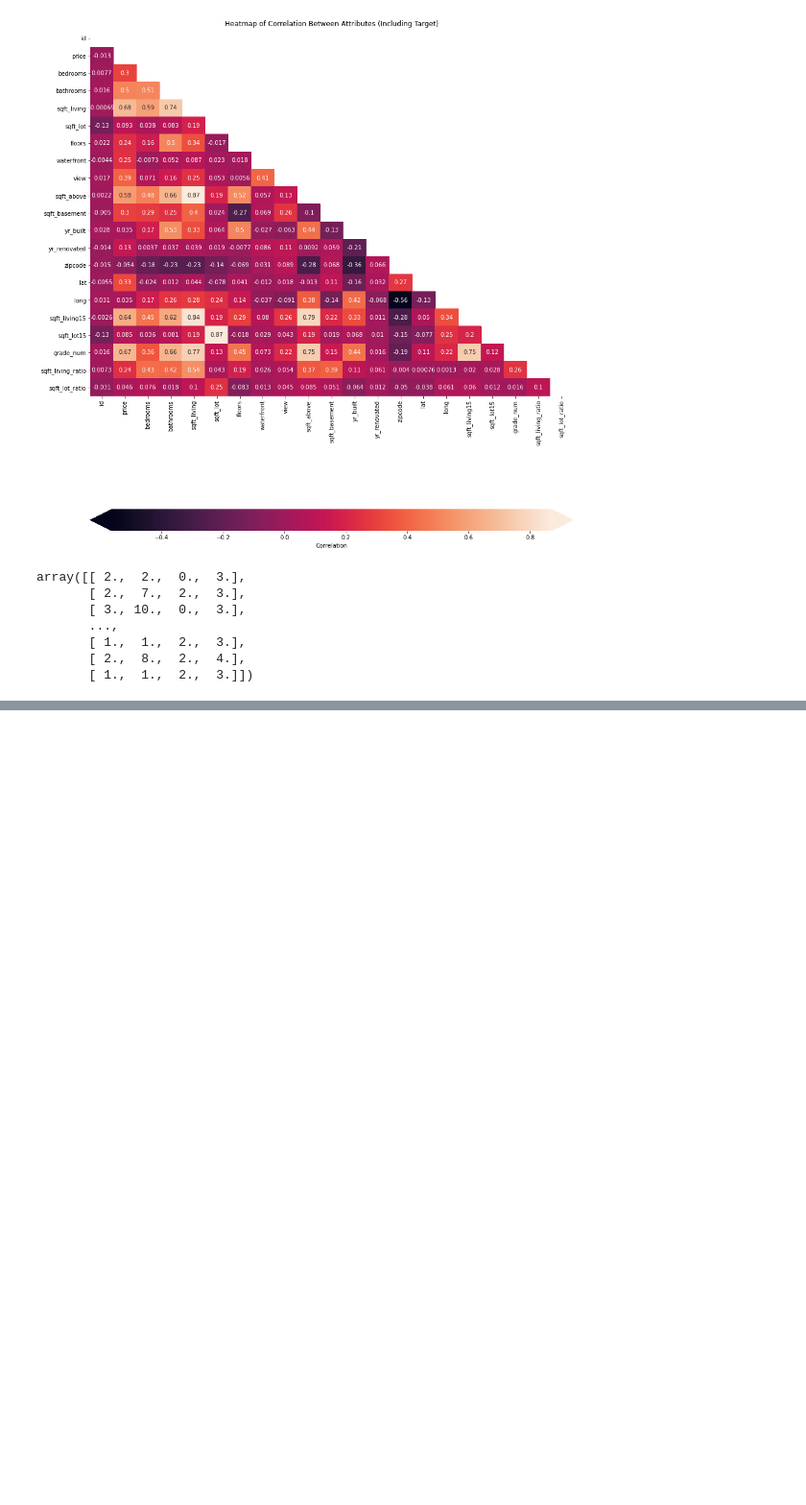
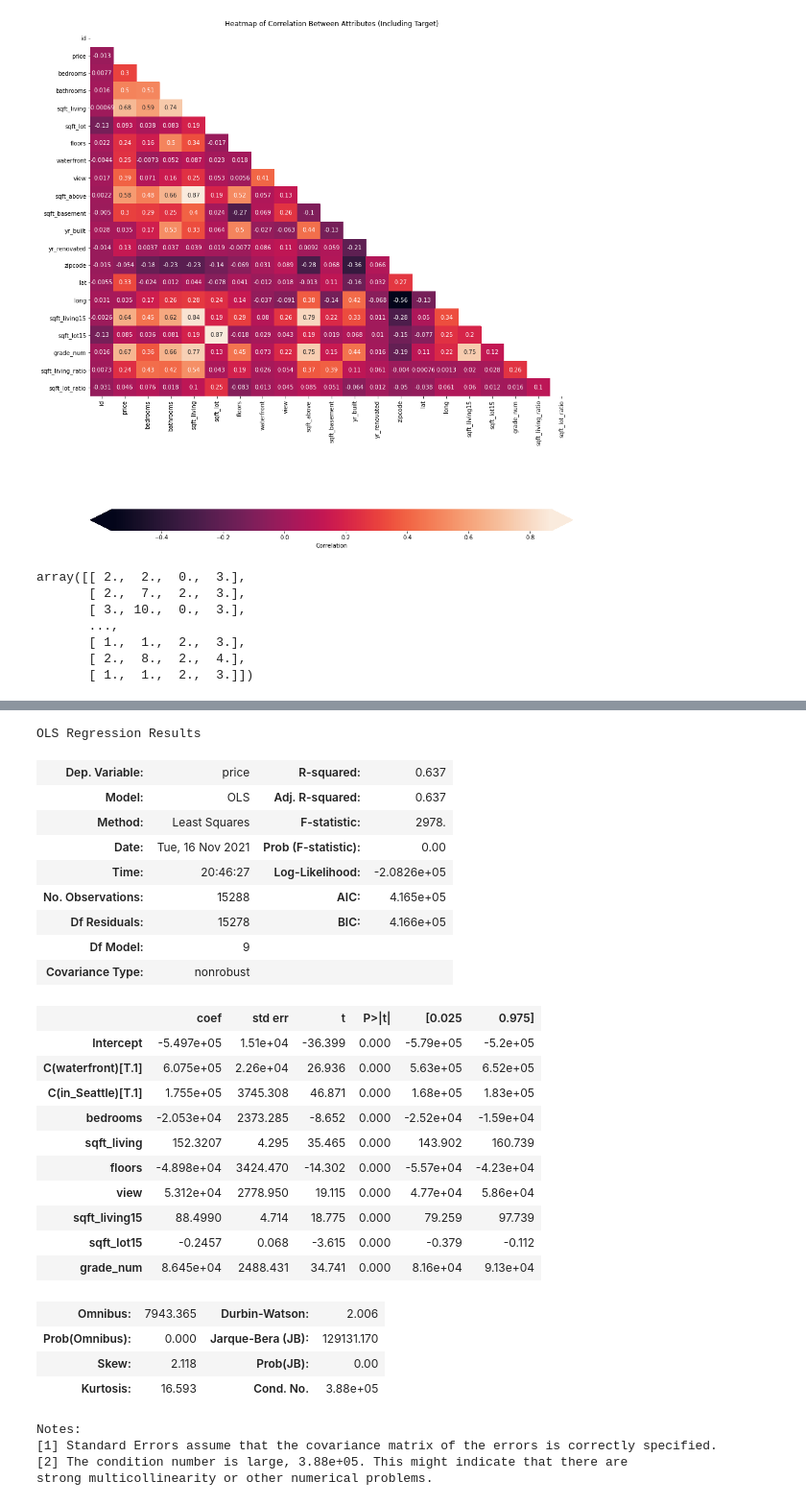
Before and after one commit to JulianWard147/phase_2_group_4, a Jupyter notebook: Main_notebook.ipynb, the cells around one changed output, grey strips where cells are left out. Shown: that part at 96% size. Drawn from its saved outputs; the diff is of its cells as text; code cells hidden in the pictures; blank space fills up the shorter version.

```diff
--- a/Main_notebook.ipynb
+++ b/Main_notebook.ipynb
@@ -392,0 +335,5 @@ strong multicollinearity problems or that the design matrix is singular.
+# %%
+X_train, X_test, y_train, y_test = train_test_split(X,df.price)
+
+training_data = pd.concat([X_train,y_train], axis = 1)
+testing_data = pd.concat([X_test,y_test], axis = 1)
@@ -392,0 +431,32 @@ strong multicollinearity problems or that the design matrix is singular.
+# %%
+ols('price ~ bedrooms + sqft_living + floors + C(waterfront)+ view + sqft_living15 + sqft_lot15 + grade_num + C(in_Seattle)', data = training_data).fit().summary()
+# %% [output]
+OLS Regression Results
+| Dep. Variable: | price | R-squared: | 0.637 |
+| Model: | OLS | Adj. R-squared: | 0.637 |
+| Method: | Least Squares | F-statistic: | 2978. |
+| Date: | Tue, 16 Nov 2021 | Prob (F-statistic): | 0.00 |
+| Time: | 20:46:27 | Log-Likelihood: | -2.0826e+05 |
+| No. Observations: | 15288 | AIC: | 4.165e+05 |
+| Df Residuals: | 15278 | BIC: | 4.166e+05 |
+| Df Model: | 9 |  |  |
+| Covariance Type: | nonrobust |  |  |
+|  | coef | std err | t | P>|t| | [0.025 | 0.975] |
+| Intercept | -5.497e+05 | 1.51e+04 | -36.399 | 0.000 | -5.79e+05 | -5.2e+05 |
+| C(waterfront)[T.1] | 6.075e+05 | 2.26e+04 | 26.936 | 0.000 | 5.63e+05 | 6.52e+05 |
+| C(in_Seattle)[T.1] | 1.755e+05 | 3745.308 | 46.871 | 0.000 | 1.68e+05 | 1.83e+05 |
+| bedrooms | -2.053e+04 | 2373.285 | -8.652 | 0.000 | -2.52e+04 | -1.59e+04 |
+| sqft_living | 152.3207 | 4.295 | 35.465 | 0.000 | 143.902 | 160.739 |
+| floors | -4.898e+04 | 3424.470 | -14.302 | 0.000 | -5.57e+04 | -4.23e+04 |
+| view | 5.312e+04 | 2778.950 | 19.115 | 0.000 | 4.77e+04 | 5.86e+04 |
+| sqft_living15 | 88.4990 | 4.714 | 18.775 | 0.000 | 79.259 | 97.739 |
+| sqft_lot15 | -0.2457 | 0.068 | -3.615 | 0.000 | -0.379 | -0.112 |
+| grade_num | 8.645e+04 | 2488.431 | 34.741 | 0.000 | 8.16e+04 | 9.13e+04 |
+| Omnibus: | 7943.365 | Durbin-Watson: | 2.006 |
+| Prob(Omnibus): | 0.000 | Jarque-Bera (JB): | 129131.170 |
+| Skew: | 2.118 | Prob(JB): | 0.00 |
+| Kurtosis: | 16.593 | Cond. No. | 3.88e+05 |
+Notes:
+[1] Standard Errors assume that the covariance matrix of the errors is correctly specified.
+[2] The condition number is large, 3.88e+05. This might indicate that there are
+strong multicollinearity or other numerical problems.
```
Also changed, not shown: parts of 22 cells of this notebook, 1 other file.
